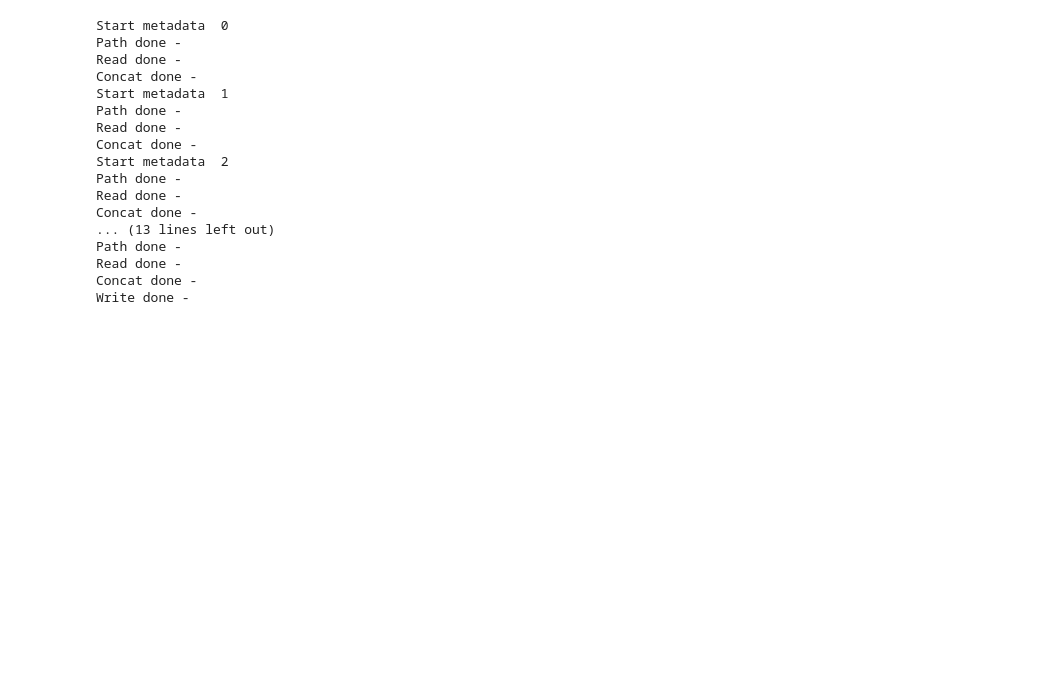
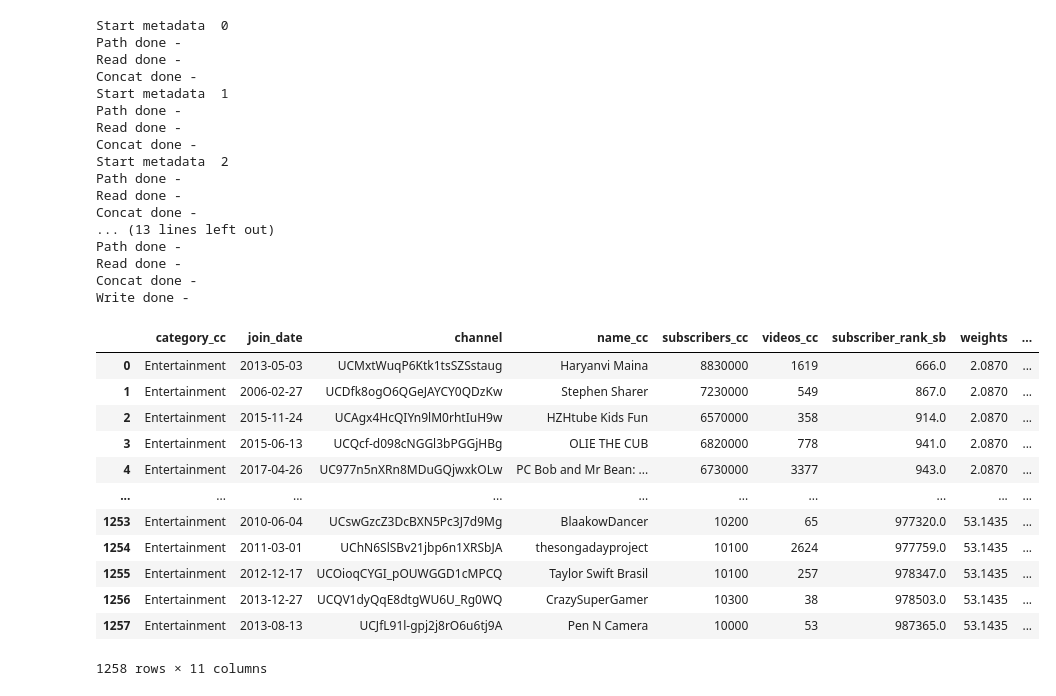
Before and after one commit to epfl-ada/ada-2022-project-croquemadame, a Jupyter notebook: new_preprocessing.ipynb, the cells around one changed output. Cells and saved outputs as stored; diff of their text form; code cells hidden in the pictures; blank space fills up the shorter version.

```diff
--- a/new_preprocessing.ipynb
+++ b/new_preprocessing.ipynb
@@ -247,3 +247,19 @@ ENT_CHANNELS_PATH   = DIR + "ent_channels_en.tsv.zip"
 #exports
 ent_channels.to_csv(ENT_CHANNELS_PATH, index=False, compression={'method':'zip'})
 ent_timeseries.to_csv(ENT_TIMESERIES_PATH, index=False, compression={'method':'zip'})
+# %%
+ent_channels
+# %% [output]
+|  | category_cc | join_date | channel | name_cc | subscribers_cc | videos_cc | subscriber_rank_sb | weights | ... |
+| 0 | Entertainment | 2013-05-03 | UCMxtWuqP6Ktk1tsSZSstaug | Haryanvi Maina | 8830000 | 1619 | 666.0 | 2.0870 | ... |
+| 1 | Entertainment | 2006-02-27 | UCDfk8ogO6QGeJAYCY0QDzKw | Stephen Sharer | 7230000 | 549 | 867.0 | 2.0870 | ... |
+| 2 | Entertainment | 2015-11-24 | UCAgx4HcQIYn9lM0rhtIuH9w | HZHtube Kids Fun | 6570000 | 358 | 914.0 | 2.0870 | ... |
+| 3 | Entertainment | 2015-06-13 | UCQcf-d098cNGGl3bPGGjHBg | OLIE THE CUB | 6820000 | 778 | 941.0 | 2.0870 | ... |
+| 4 | Entertainment | 2017-04-26 | UC977n5nXRn8MDuGQjwxkOLw | PC Bob and Mr Bean: ... | 6730000 | 3377 | 943.0 | 2.0870 | ... |
+| ... | ... | ... | ... | ... | ... | ... | ... | ... | ... |
+| 1253 | Entertainment | 2010-06-04 | UCswGzcZ3DcBXN5Pc3J7d9Mg | BlaakowDancer | 10200 | 65 | 977320.0 | 53.1435 | ... |
+| 1254 | Entertainment | 2011-03-01 | UChN6SlSBv21jbp6n1XRSbJA | thesongadayproject | 10100 | 2624 | 977759.0 | 53.1435 | ... |
+| 1255 | Entertainment | 2012-12-17 | UCOioqCYGI_pOUWGGD1cMPCQ | Taylor Swift Brasil | 10100 | 257 | 978347.0 | 53.1435 | ... |
+| 1256 | Entertainment | 2013-12-27 | UCQV1dyQqE8dtgWU6U_Rg0WQ | CrazySuperGamer | 10300 | 38 | 978503.0 | 53.1435 | ... |
+| 1257 | Entertainment | 2013-08-13 | UCJfL91l-gpj2j8rO6u6tj9A | Pen N Camera | 10000 | 53 | 987365.0 | 53.1435 | ... |
+1258 rows × 11 columns
```
Also changed, not shown: 1 other file.
